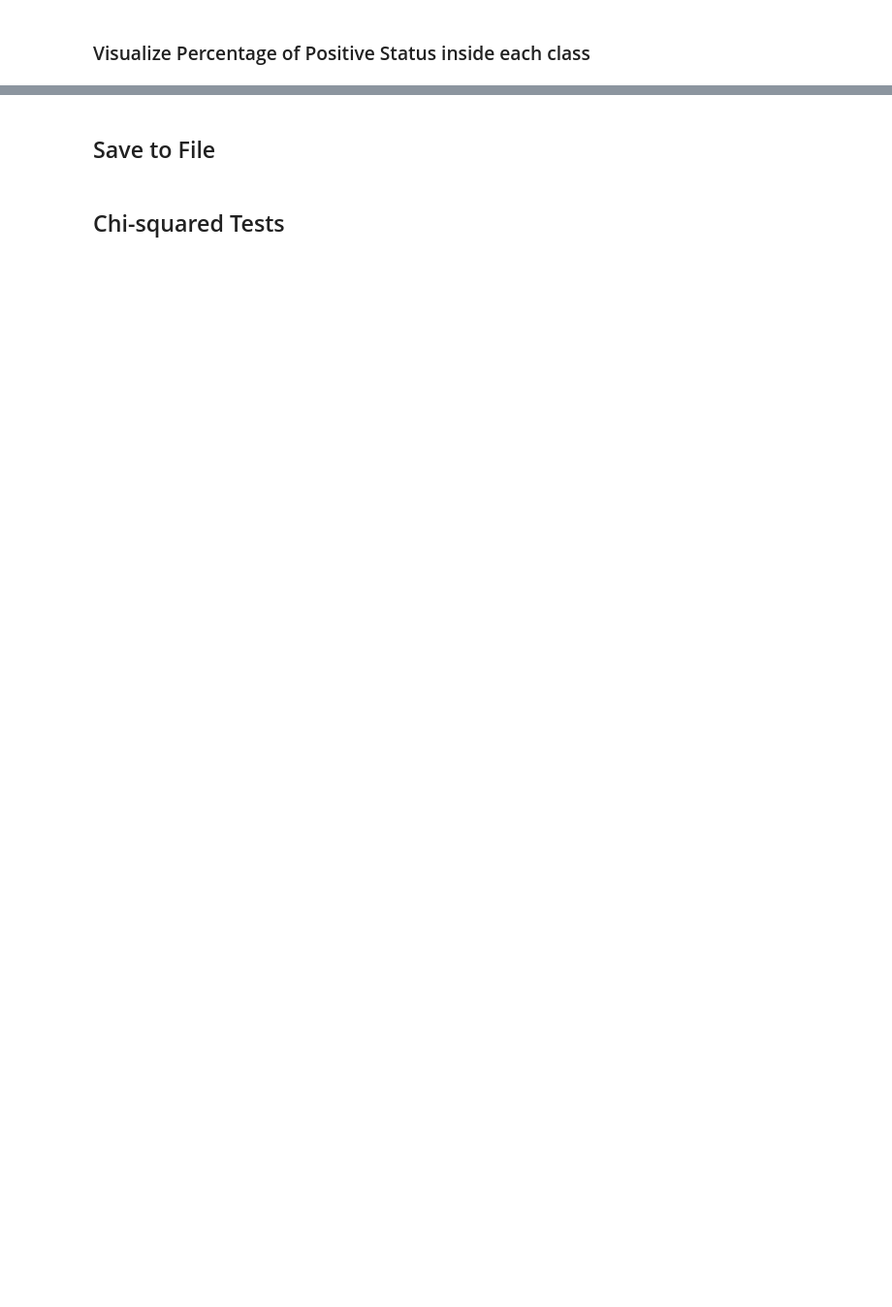
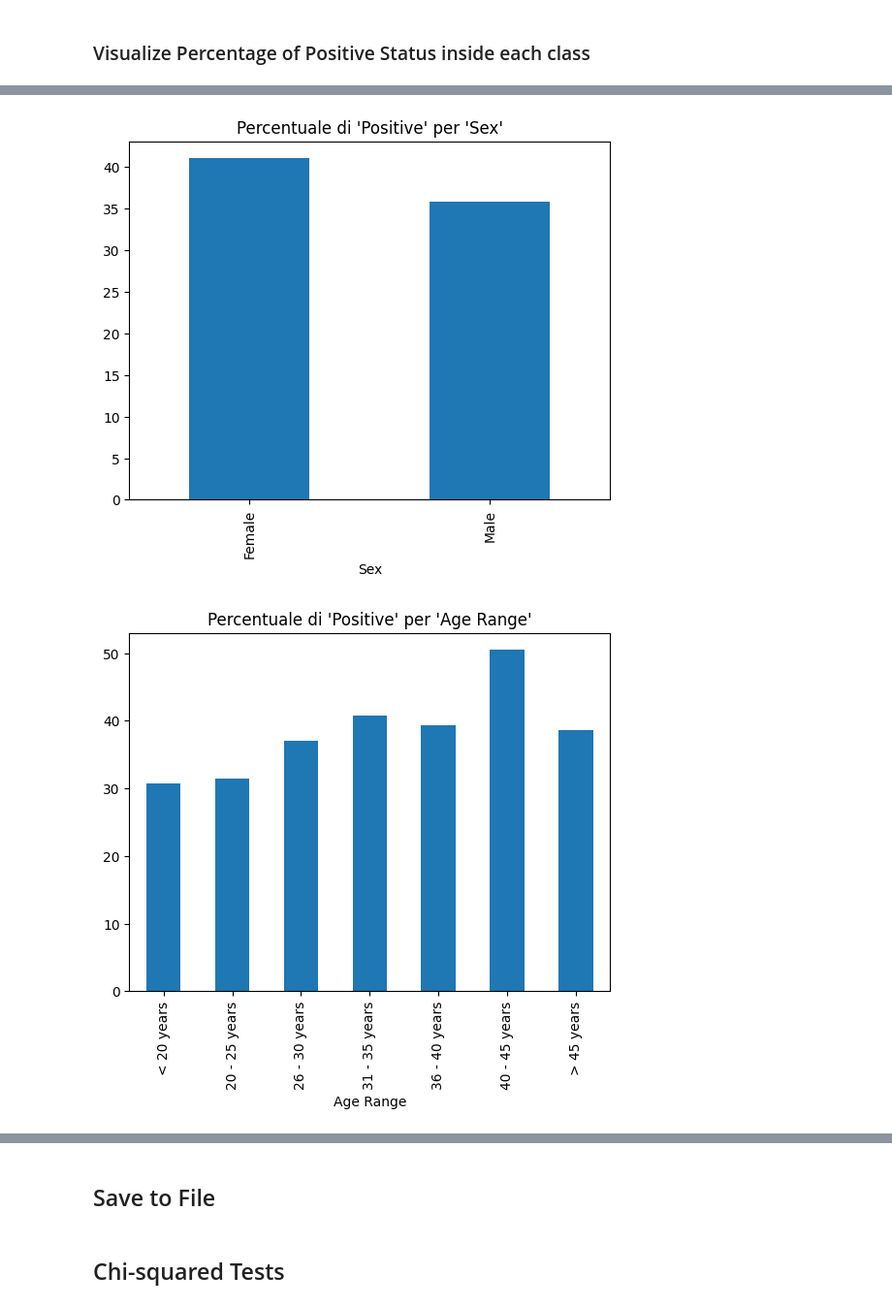
Before and after one commit to bertiandrea/ProjectWork_AEQUITAS_AKKODIS, a Jupyter notebook: code/Akkodis_Fairness_Analysis.ipynb, the cells around one changed output, grey strips where cells are left out. Shown at 97% size. Saved outputs shown, nothing was run; the diff lists cells and outputs as text; code cells hidden in the pictures; blank space fills up the shorter version.

```diff
--- a/code/Akkodis_Fairness_Analysis.ipynb
+++ b/code/Akkodis_Fairness_Analysis.ipynb
@@ -116,9 +125,8 @@ config['remap_rows'] = {
     }
 }
 config['fill_nan_columns'] = {
-    'Citizenship': 'Not Specified',
     'Protected Category': 'Not a protected category',
-    'Study area': 'Not Specified',
+    'Study Area': 'Not Specified',
     'Sector': 'Unemployed',
     'Job Family Hiring': 'Not Specified',
     'Job Title Hiring': 'Not Specified',
@@ -176,15 +184,22 @@ config['categorical_columns'] = [
     'Minimum Ral', 'Ral Maximum', 'Study Level',
     'Current Ral', 'Expected Ral'
 ]
+
 config['categorical_columns_custom_orders'] = {
     'Candidate State': ['Imported', 'First contact', 'In Selection', 'QM', 'Vivier', 'Economic proposal', 'Hired'],
     'Age Range': ['< 20 years', '20 - 25 years', '26 - 30 years', '31 - 35 years', '36 - 40 years', '40 - 45 years', '> 45 years'],
-    'Years Experience': ['Not Specified', '[0]', '[0-1]', '[1-3]', '[3-5]', '[5-7]', '[7-10]', '[+10]'],
+    'Years Experience': [ '[0]', '[0-1]', '[1-3]', '[3-5]', '[5-7]', '[7-10]', '[+10]'],
     'Study Title': ['Middle school diploma', 'High school graduation', 'Professional qualification', 'Three-year degree', 'master\'s degree', 'Five-year degree', 'Doctorate'],
-    'RAL': ['Not Specified', '-20k', '20-22k', '22-24k', '24-26k', '26-28k', '28-30k', '30-32k', '32-34k', '34-36k', '36-38k', '38-40k', '40-42k', '42-44k', '44-46k', '46-48k', '48-50k', '+50k']
+    'Study Level': ['Middle school diploma', 'High school graduation', 'Professional qualification', 'Three-year degree', 'master\'s degree', 'Five-year degree', 'Doctorate'],
+    'Current Ral': ['Not available', 'Not Specified', '- 20 K', '20-22 K', '22-24 K', '24-26 K', '26-28 K', '28-30 K', '30-32 K', '32-34 K', '34-36 K', '36-38 K', '38-40 K', '40-42 K', '42-44 K', '44-46 K', '46-48 K', '48-50 K', '+ 50 K'],
+    'Expected Ral': ['Not available', 'Not Specified', '- 20 K', '20-22 K', '22-24 K', '24-26 K', '26-28 K', '28-30 K', '30-32 K', '32-34 K', '34-36 K', '36-38 K', '38-40 K', '40-42 K', '42-44 K', '44-46 K', '46-48 K', '48-50 K', '+ 50 K'],
+    'Ral Maximum': ['Not Avail.', 'Not Specified', '- 20K', '20K', '20-22K', '22-24K', '24-26K', '26-28K', '28-30K', '30-32K', '32-34K', '34-36K', '36-38K', '38-40K', '40-42K', '42-44K', '44-46K', '46-48K', '48-50k', '+50K'],
+    'Minimum Ral': ['Not Avail.', 'Not Specified', '- 20K', '20K', '20-22K', '22-24K', '24-26K', '26-28K', '28-30K', '30-32K', '32-34K', '34-36K', '36-38K', '38-40K', '40-42K', '42-44K', '44-46K', '46-48K', '48-50K', '+50K'],
+    'Overall' : ['~ 1 - Low', '1 - Low', '~ 2 - Medium', '2 - Medium', '~ 3 - High', '3 - High', '~ 4 - Top', '4 - Top']
 }
-config['visualize_columns'] = ['Age Range', 'Sex', 'Protected Category', 'Study Area', 'Study Title', 'Years Experience']
-config['sensitive_columns'] = ['Sex_encoded', 'Age Range_encoded', 'Protected Category_encoded']
+config['visualize_columns'] = ['Candidate State', 'Age Range', 'Sex', 'Protected Category', 'Study Area', 'Study Title', 'Years Experience', 'Current Ral']
+config['sensitive_columns'] = ['Sex', 'Age Range', 'Protected Category']
+config['visualize_distributions_columns'] = ['Age Range']
 # %% [markdown]
 ## Data Preprocessing
 # %% [markdown]
@@ -328,8 +601,12 @@ print(encoding_mappings)
 # %%
 status_map = {v: k for k, v in encoding_mappings['Status'].items()}
 for feature in config['sensitive_columns']:
-    cat_map = {v: k for k, v in encoding_mappings[feature.replace('_encoded', '')].items()}
-    percentage = df.groupby(feature)['Status_encoded'].mean().mul(100).round(2) # Positive
-    for cat, perc in percentage.items():
-        print(f"Feature: {feature} - Feature Val: {cat_map[cat]} - Status Val: {status_map[1]}-> {perc:.2f}%")
-        print(f"Feature: {feature} - Feature Val: {cat_map[cat]} - Status Val: {status_map[0]}-> {(100 - perc):.2f}%")
+    cat_map = {v: k for k, v in encoding_mappings[feature].items()}
+    percentage = df.groupby(f"{feature}_encoded")['Status_encoded'].mean().mul(100).round(2)
+    labels = [cat_map[code] for code in percentage.index]
+    distrib_df = pd.DataFrame({feature: labels, 'Percentuale_' + status_map[1]: percentage.values})
+    distrib_df.plot(x=feature, y=f"Percentuale_{status_map[1]}", kind='bar', legend=False)
+    plt.title(f"Percentuale di '{status_map[1]}' per '{feature}'")
+# %% [output]
+[figure, added]
+[figure, added]
```
Also changed, not shown: parts of 36 cells of this notebook, 2 other files.
